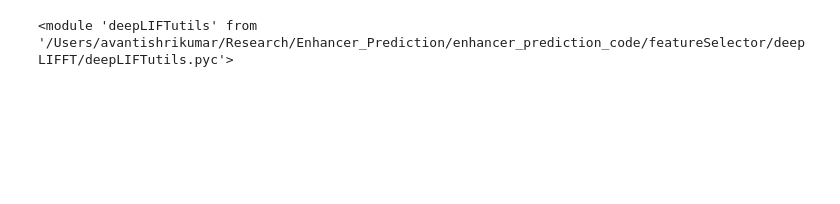
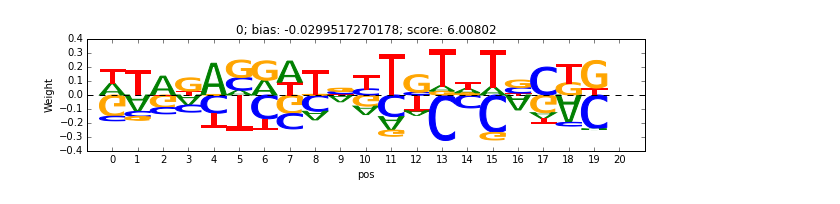
Before and after one commit to kundajelab/momma_dragonn, a Jupyter notebook: scripts_test/conv_autoencoder/StandardFeedforward.ipynb, the cells around one changed output. Drawn from its saved outputs; the diff is of its cells as text; code cells hidden in the pictures; blank space fills up the shorter version.

```diff
--- a/scripts_test/conv_autoencoder/StandardFeedforward.ipynb
+++ b/scripts_test/conv_autoencoder/StandardFeedforward.ipynb
@@ -163,4 +169,4 @@ Using Theano backend.
 # %%
-file_prefix="solofilter_10pcCTCF_45bp_feedforward"
+file_prefix="solofilter_10pcCTCF_45bp_feedforward_relu"
 # %%
 model_wrapper.create_files_to_save(directory="models", prefix=file_prefix)
@@ -181,7 +186,19 @@ sys.path.insert(0,scriptsDir+"/featureSelector/deepLIFFT/");
 import criticalSubsetIdentification as csi
 import deepLIFTutils
 reload(deepLIFTutils)
+
+def sortAndPrintFilters(weights,biases):
+    filterScores = np.sum((np.max(weights,axis=-2)-np.min(weights,axis=-2)),axis=-1)[:,0]
+    sortedFilters = sorted(enumerate(filterScores), key=lambda x: -x[1])
+    deepLIFTutils.plotPositiveAndNegativeOutlierFilters(sortedFilters=sortedFilters
+                                                        , numPositiveOutliers=len(weights)
+                                                        , numNegativeOutliers=0
+                                                        , weights=weights
+                                                        , biases=np.zeros(len(weights))
+                                                        , printBias=False
+                                                        , figSize=(10,2))
-# %% [output]
-<module 'deepLIFTutils' from '/Users/avantishrikumar/Research/Enhancer_Prediction/enhancer_prediction_code/featureSelector/deepLIFFT/deepLIFTutils.pyc'>
 # %%
 weights, biases = model.nodes['conv'].get_weights()
+sortAndPrintFilters(weights, biases)
+# %% [output]
+[figure, added]
```
Also changed, not shown: parts of 14 cells of this notebook, 24 other files.
